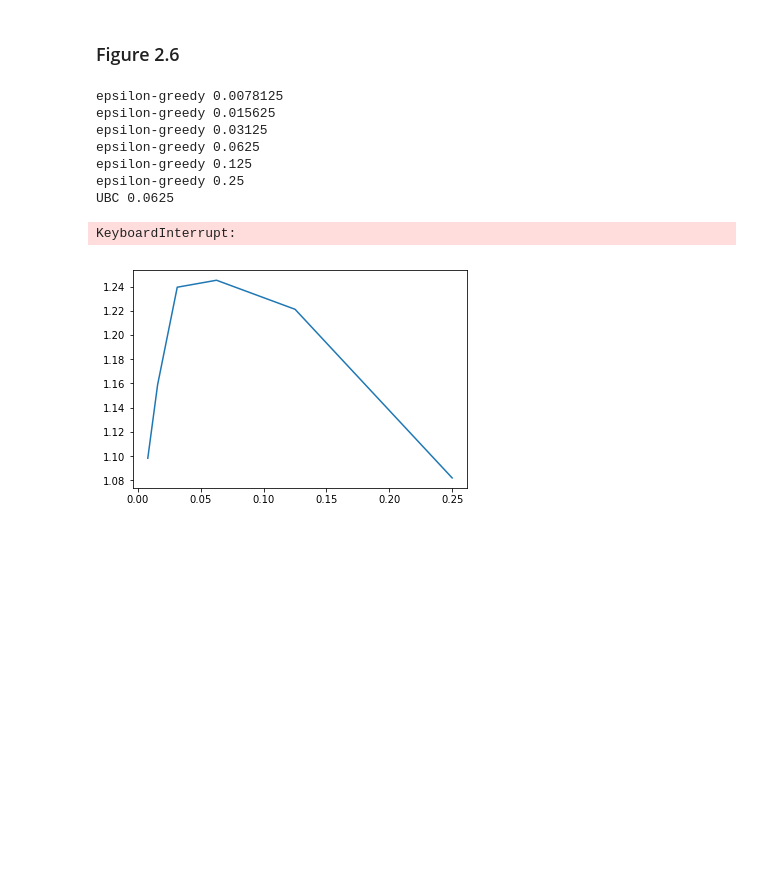
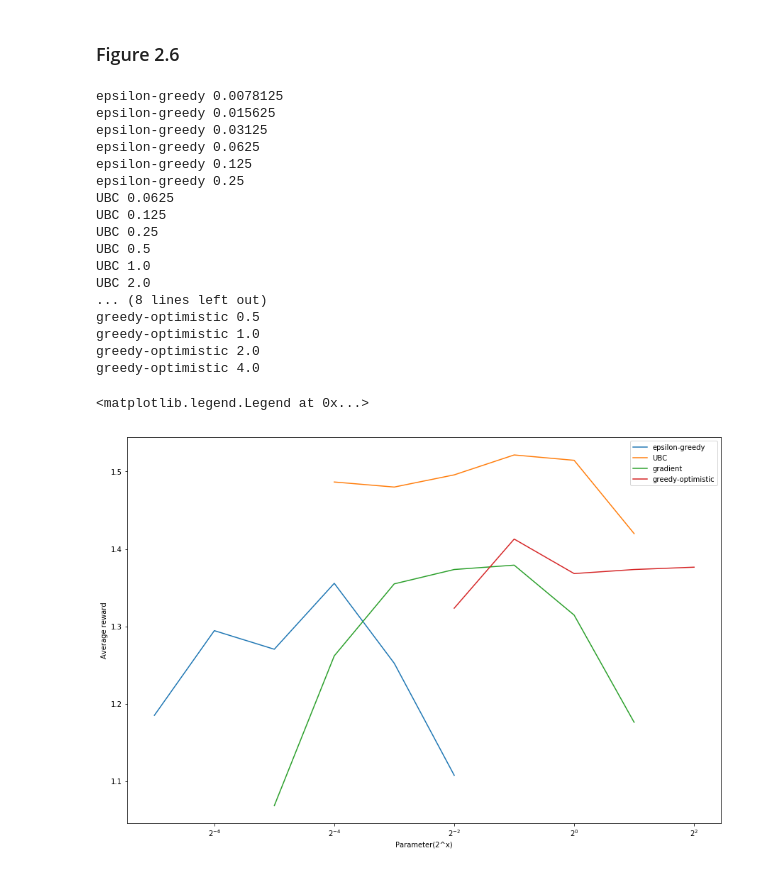
Before and after one commit to rafarui/reinforcement-learning-book, a Jupyter notebook: chapter2/notebooks/chapter2-rafael.ipynb, the cells around one changed output. Cells and saved outputs as stored; diff of their text form; code cells hidden in the pictures; blank space fills up the shorter version.

```diff
--- a/chapter2/notebooks/chapter2-rafael.ipynb
+++ b/chapter2/notebooks/chapter2-rafael.ipynb
@@ -134,7 +130,6 @@ plt.legend()
 ## Testing Optimistic Initial Values
 Figure 2.3
 # %%
-n_jobs=3
 verbose=0
 runs=2000
 epochs=1000
@@ -168,7 +163,6 @@ plt.legend()
 ## TestingUpper-Confidence-Bound Action Selection
 Figure 2.4
 # %%
-n_jobs=3
 verbose=0
 runs=2000
 epochs=1000
@@ -203,7 +197,6 @@ plt.legend()
 ## Testing Gradient Bandit Algorithms
 Figure 2.5
 # %%
-n_jobs=3
 verbose=0
 runs=2000
 epochs=1000
@@ -258,48 +251,59 @@ dict_fucntions_and_params = {
                  'call': lambda alpha: KArmedBandit(k_arms=k_arms, use_gradient=True,
                                                       use_baseline_gradient=True, alpha=alpha, )
                  },
-    'greed-optimistic': {
+    'greedy-optimistic': {
         'params': [2 ** i for i in np.arange(-2, 3, dtype=np.float)],
         'call': lambda prior_estimation: KArmedBandit(k_arms=k_arms, epsilon=0, alpha=0.1,
                                                       prior_estimation=prior_estimation)
         },
 }
 # %%
-n_jobs=3
 verbose=0
 runs=2000
-epochs=500
+epochs=1000
 k_arms=10
-
+mean_last=100000
 
 def run_bandit(bandit, epochs=10000,  runs=2000, n_jobs=4, verbose=1):
 
     list_of_runs = Parallel(n_jobs=n_jobs, verbose=verbose)(
         delayed(bandit.simulate)(epochs=epochs)
         for _ in range(runs))
     return np.array(list_of_runs)
 
-
+all_result = {}
 plt.figure(figsize=(15, 10))
 for label, function in dict_fucntions_and_params.items():
     bandits = []
     for param in function['params']:
         print(label,param)
         b1 = function['call'](param)
         result = run_bandit(bandit=b1,epochs=epochs, runs=runs, n_jobs=n_jobs, verbose=verbose)
-        bandits.append(result[:,:,0].mean(axis=0).mean())
+        all_result.update({label+'_'+str(param):result})
+        bandits.append(result[:,:,0].mean(axis=0)[-mean_last:].mean())
     plt.plot(function['params'], bandits, label=label )
 
 plt.xlabel('Parameter(2^x)')
 plt.ylabel('Average reward')
+plt.xscale('log', basex=2)
 plt.legend()
 # %% [output]
 epsilon-greedy 0.0078125
 epsilon-greedy 0.015625
 epsilon-greedy 0.03125
 epsilon-greedy 0.0625
 epsilon-greedy 0.125
 epsilon-greedy 0.25
 UBC 0.0625
+UBC 0.125
+UBC 0.25
+UBC 0.5
+UBC 1.0
+UBC 2.0
+... (8 lines left out)
+greedy-optimistic 0.5
+greedy-optimistic 1.0
+greedy-optimistic 2.0
+greedy-optimistic 4.0
-KeyboardInterrupt:
+<matplotlib.legend.Legend at 0x...>
-[figure, old version]
+[figure, new version]
```
Also changed, not shown: parts of 10 cells of this notebook.
